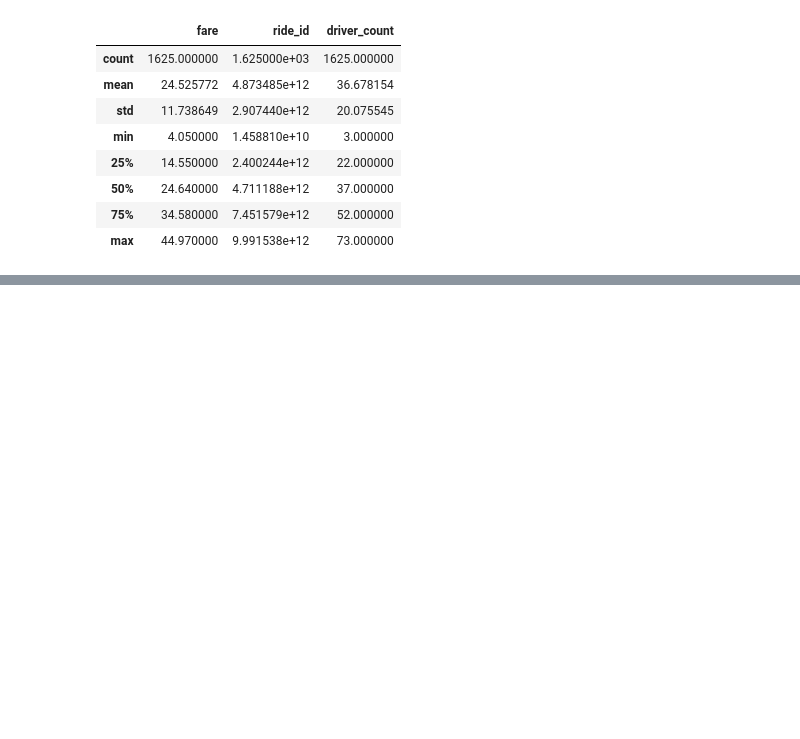
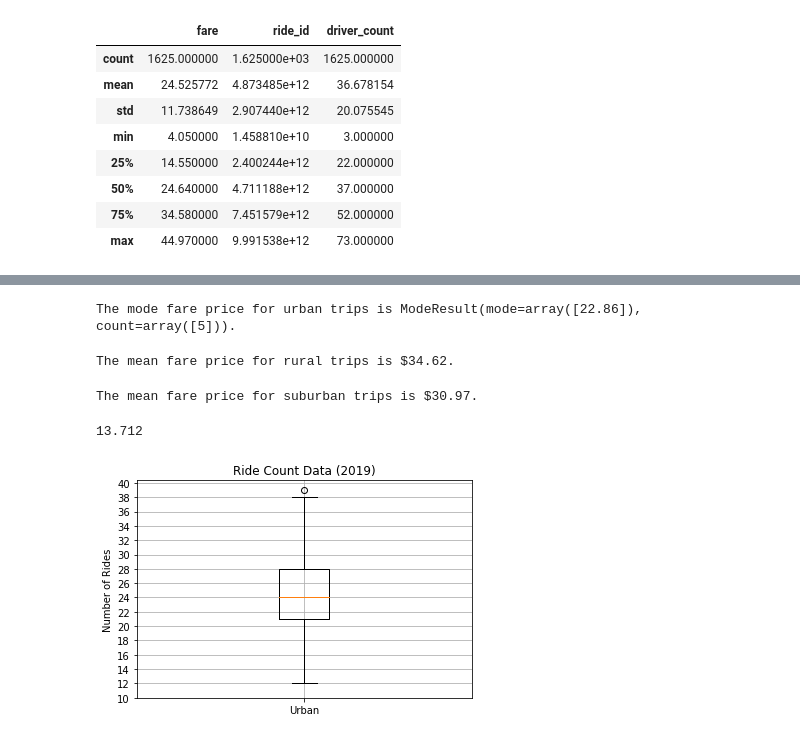
Before and after one commit to shaileeM/PyBer_Analysis, a Jupyter notebook: PyBer.ipynb, the cells around one changed output, grey strips where cells are left out. Saved outputs shown, nothing was run; the diff lists cells and outputs as text; code cells hidden in the pictures; blank space fills up the shorter version.

Commit message:
Pyber box and whisker plot

```diff
--- a/PyBer.ipynb
+++ b/PyBer.ipynb
@@ -445,0 +444,18 @@ The mean fare price for suburban trips is $30.97.
+# %%
+mode_urban_fare=sts.mode(urban_cities_df['fare'])
+print(f"The mode fare price for urban trips is {mode_urban_fare}.")
+# %% [output]
+The mode fare price for urban trips is ModeResult(mode=array([22.86]), count=array([5])).
+# %%
+#for rural and suburban
+mean_rural_fare=np.mean(rural_cities_df['fare'])
+
+print(f"The mean fare price for rural trips is ${mean_rural_fare:.2f}.")
+# %% [output]
+The mean fare price for rural trips is $34.62.
+# %%
+mean_suburban_fare=np.mean(suburban_cities_df['fare'])
+
+print(f"The mean fare price for suburban trips is ${mean_suburban_fare:.2f}.")
+# %% [output]
+The mean fare price for suburban trips is $30.97.
@@ -445,0 +467,21 @@ The mean fare price for suburban trips is $30.97.
+# %%
+#Mean, median and mode : driver counts for all types of cities
+mean_suburban_driverCount = np.mean(suburban_cities_df['driver_count'])
+print(mean_suburban_driverCount)
+median_suburban_driverCount = np.median(suburban_cities_df['driver_count'])
+mode_suburban_driverCount = sts.mode(suburban_cities_df['driver_count'])
+# %% [output]
+13.712
+# %%
+#Box and whisker plot for ride count data(urban cities)
+x_labels = ["Urban"]
+fig, ax = plt.subplots()
+ax.boxplot(urban_ride_count, labels=x_labels)
+# Add the title, y-axis label and grid.
+ax.set_title('Ride Count Data (2019)')
+ax.set_ylabel('Number of Rides')
+ax.set_yticks(np.arange(10, 41, step=2.0))
+ax.grid()
+plt.show()
+# %% [output]
+[figure, added]
```
Also changed, not shown: parts of 45 cells of this notebook.
